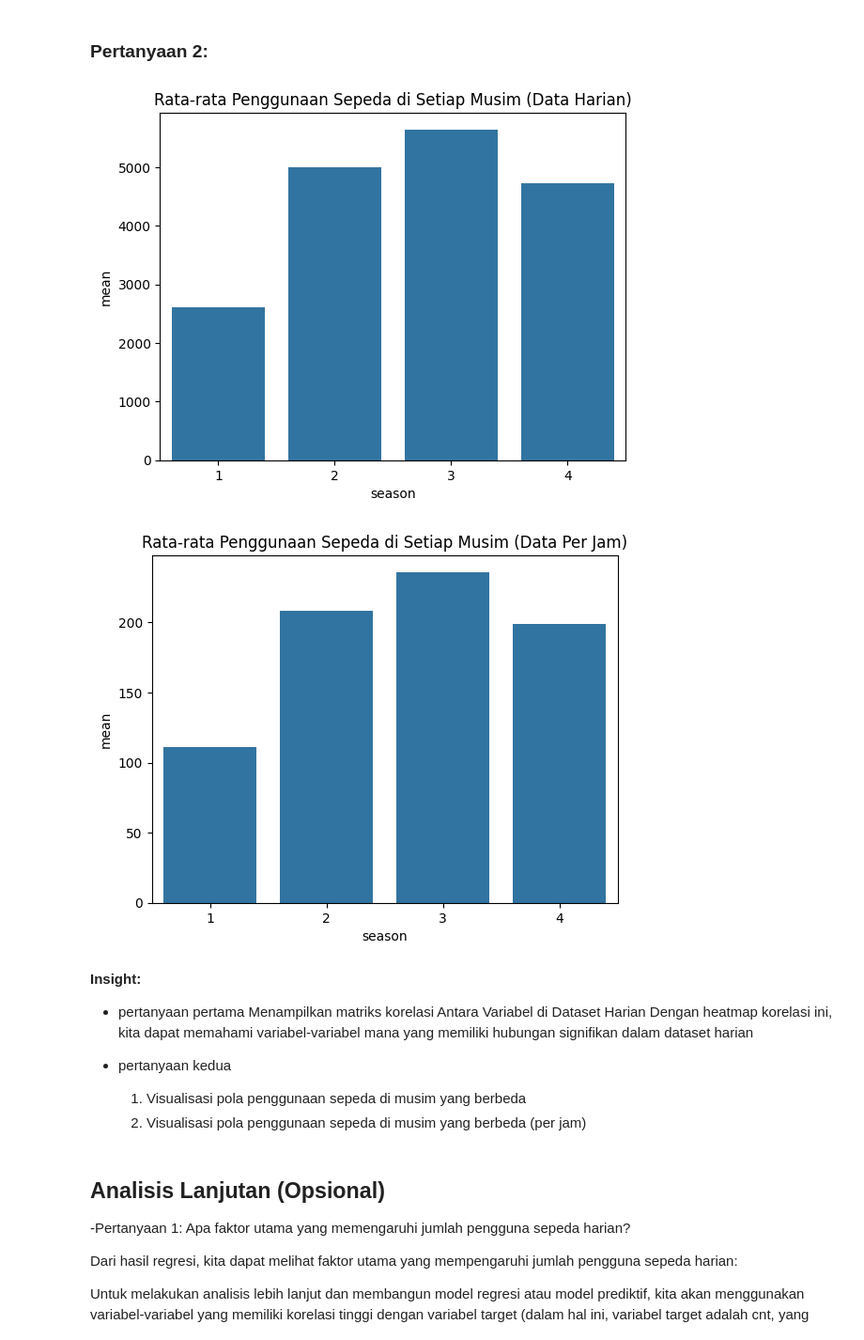
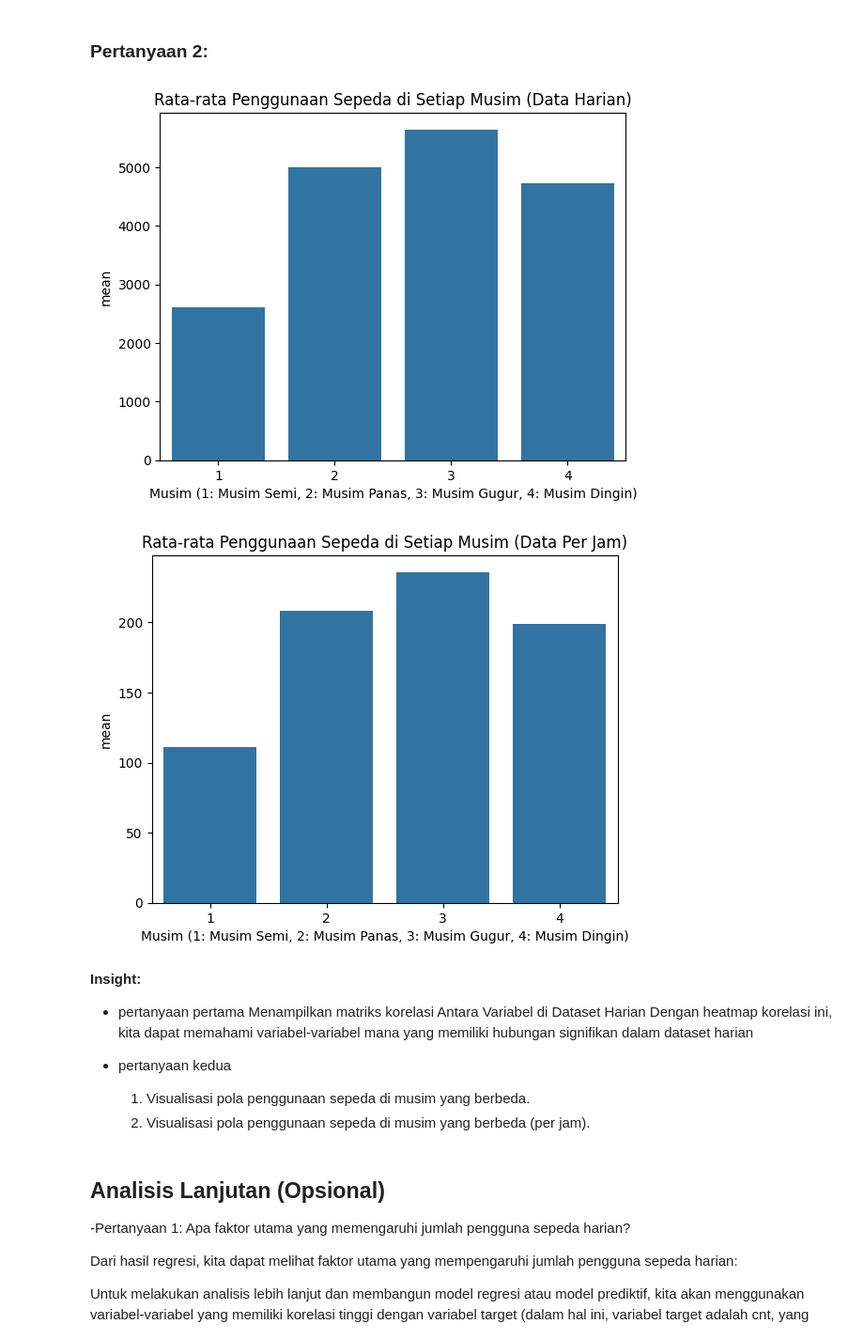
Before and after one commit to BillyElridho/streamlit-Proyek-Analisis-data, a Jupyter notebook: Proyek_Analisis1.ipynb, the cells around one changed output. Shown: that part at 94% size. Drawn from its saved outputs; the diff is of its cells as text; code cells hidden in the pictures.

```diff
--- a/Proyek_Analisis1.ipynb
+++ b/Proyek_Analisis1.ipynb
@@ -284,17 +276,19 @@ Identifikasi Hubungan Antar Variabel:
 # %%
 # Visualisasi pola penggunaan sepeda di musim yang berbeda
 sns.barplot(x='season', y='mean', data=seasonal_usage_day)
 plt.title('Rata-rata Penggunaan Sepeda di Setiap Musim (Data Harian)')
+plt.xlabel('Musim (1: Musim Semi, 2: Musim Panas, 3: Musim Gugur, 4: Musim Dingin)')
 plt.show()
 # %% [output]
-[figure, old version]
+[figure, new version]
 # %%
 # Visualisasi pola penggunaan sepeda di musim yang berbeda (per jam)
 sns.barplot(x='season', y='mean', data=seasonal_usage_hour)
 plt.title('Rata-rata Penggunaan Sepeda di Setiap Musim (Data Per Jam)')
+plt.xlabel('Musim (1: Musim Semi, 2: Musim Panas, 3: Musim Gugur, 4: Musim Dingin)')
 plt.show()
 # %% [output]
-[figure, old version]
+[figure, new version]
 # %% [markdown]
 **Insight:**
 - pertanyaan pertama
@@ -303,8 +297,8 @@ Dengan heatmap korelasi ini, kita dapat memahami variabel-variabel mana yang mem
 
 - pertanyaan kedua
 
-    1. Visualisasi pola penggunaan sepeda di musim yang berbeda
-  2. Visualisasi pola penggunaan sepeda di musim yang berbeda (per jam)
+    1. Visualisasi pola penggunaan sepeda di musim yang berbeda.
+    2. Visualisasi pola penggunaan sepeda di musim yang berbeda (per jam).
 # %% [markdown]
 ## Analisis Lanjutan (Opsional)
 
```
Also changed, not shown: parts of 14 cells of this notebook.
